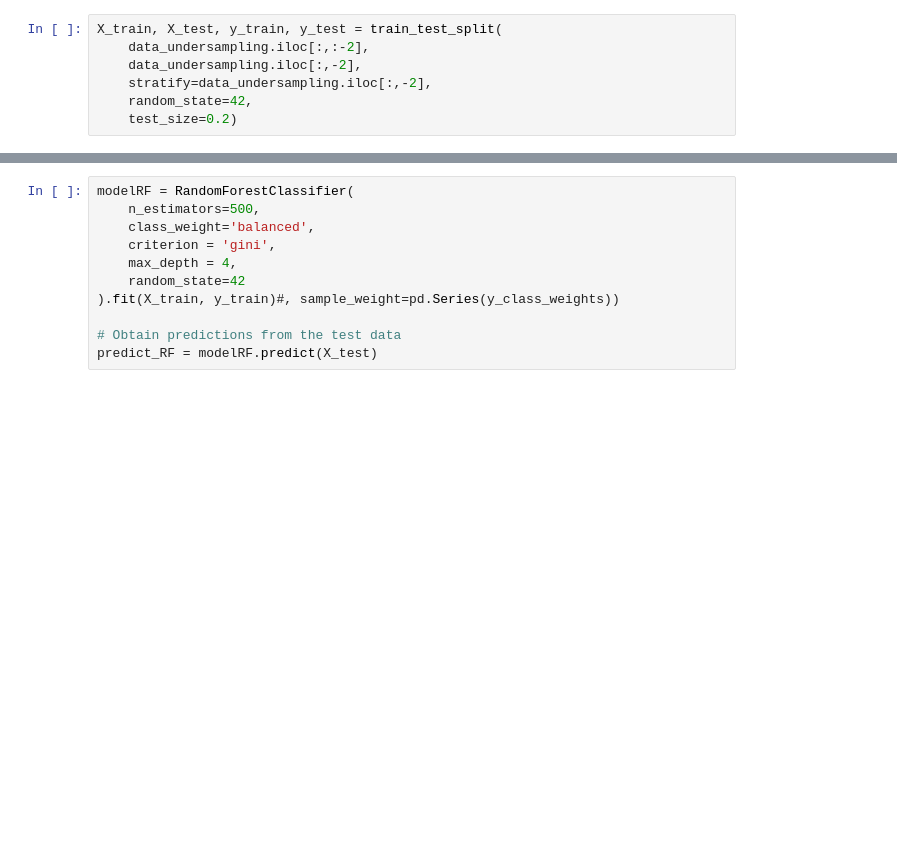
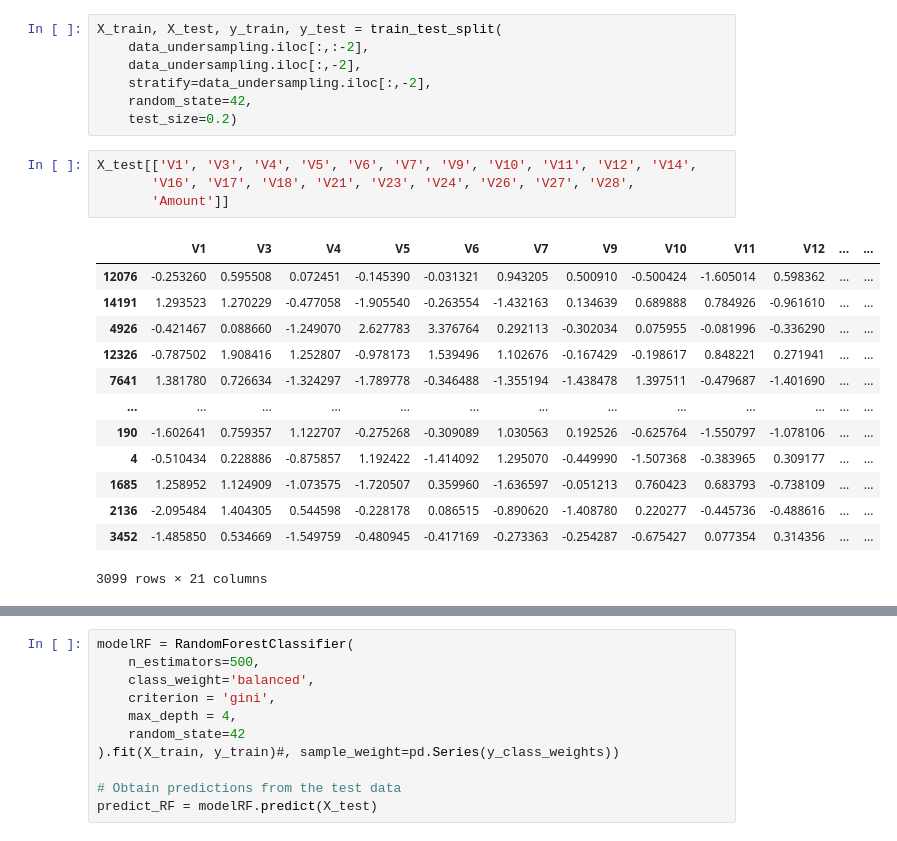
Before and after one commit to dejavu284/card-fraud, a Jupyter notebook: EDA/Aliens.ipynb, the cells around one changed output, grey strips where cells are left out. Drawn from its saved outputs; the diff is of its cells as text; blank space fills up the shorter version.

```diff
--- a/EDA/Aliens.ipynb
+++ b/EDA/Aliens.ipynb
@@ -236,3 +236,21 @@ X_train, X_test, y_train, y_test = train_test_split(
     stratify=data_undersampling.iloc[:,-2],
     random_state=42,
     test_size=0.2)
+# %%
+X_test[['V1', 'V3', 'V4', 'V5', 'V6', 'V7', 'V9', 'V10', 'V11', 'V12', 'V14',
+       'V16', 'V17', 'V18', 'V21', 'V23', 'V24', 'V26', 'V27', 'V28',
+       'Amount']]
+# %% [output]
+|  | V1 | V3 | V4 | V5 | V6 | V7 | V9 | V10 | V11 | V12 | ... | ... |
+| 12076 | -0.253260 | 0.595508 | 0.072451 | -0.145390 | -0.031321 | 0.943205 | 0.500910 | -0.500424 | -1.605014 | 0.598362 | ... | ... |
+| 14191 | 1.293523 | 1.270229 | -0.477058 | -1.905540 | -0.263554 | -1.432163 | 0.134639 | 0.689888 | 0.784926 | -0.961610 | ... | ... |
+| 4926 | -0.421467 | 0.088660 | -1.249070 | 2.627783 | 3.376764 | 0.292113 | -0.302034 | 0.075955 | -0.081996 | -0.336290 | ... | ... |
+| 12326 | -0.787502 | 1.908416 | 1.252807 | -0.978173 | 1.539496 | 1.102676 | -0.167429 | -0.198617 | 0.848221 | 0.271941 | ... | ... |
+| 7641 | 1.381780 | 0.726634 | -1.324297 | -1.789778 | -0.346488 | -1.355194 | -1.438478 | 1.397511 | -0.479687 | -1.401690 | ... | ... |
+| ... | ... | ... | ... | ... | ... | ... | ... | ... | ... | ... | ... | ... |
+| 190 | -1.602641 | 0.759357 | 1.122707 | -0.275268 | -0.309089 | 1.030563 | 0.192526 | -0.625764 | -1.550797 | -1.078106 | ... | ... |
+| 4 | -0.510434 | 0.228886 | -0.875857 | 1.192422 | -1.414092 | 1.295070 | -0.449990 | -1.507368 | -0.383965 | 0.309177 | ... | ... |
+| 1685 | 1.258952 | 1.124909 | -1.073575 | -1.720507 | 0.359960 | -1.636597 | -0.051213 | 0.760423 | 0.683793 | -0.738109 | ... | ... |
+| 2136 | -2.095484 | 1.404305 | 0.544598 | -0.228178 | 0.086515 | -0.890620 | -1.408780 | 0.220277 | -0.445736 | -0.488616 | ... | ... |
+| 3452 | -1.485850 | 0.534669 | -1.549759 | -0.480945 | -0.417169 | -0.273363 | -0.254287 | -0.675427 | 0.077354 | 0.314356 | ... | ... |
+3099 rows × 21 columns
```
Also changed, not shown: parts of 1 cell of this notebook, 1 other file.
